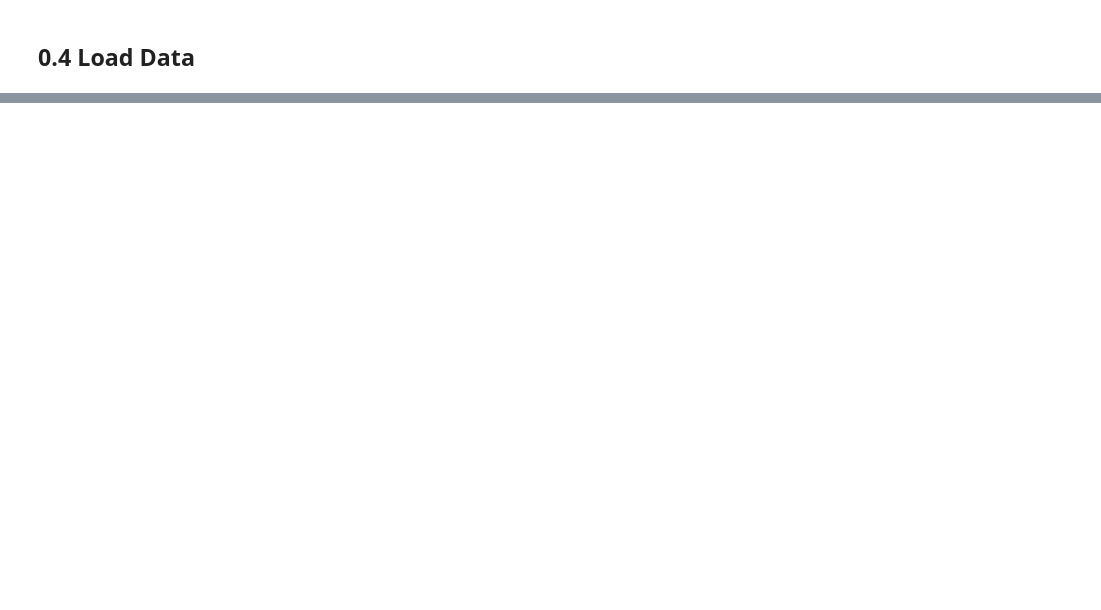
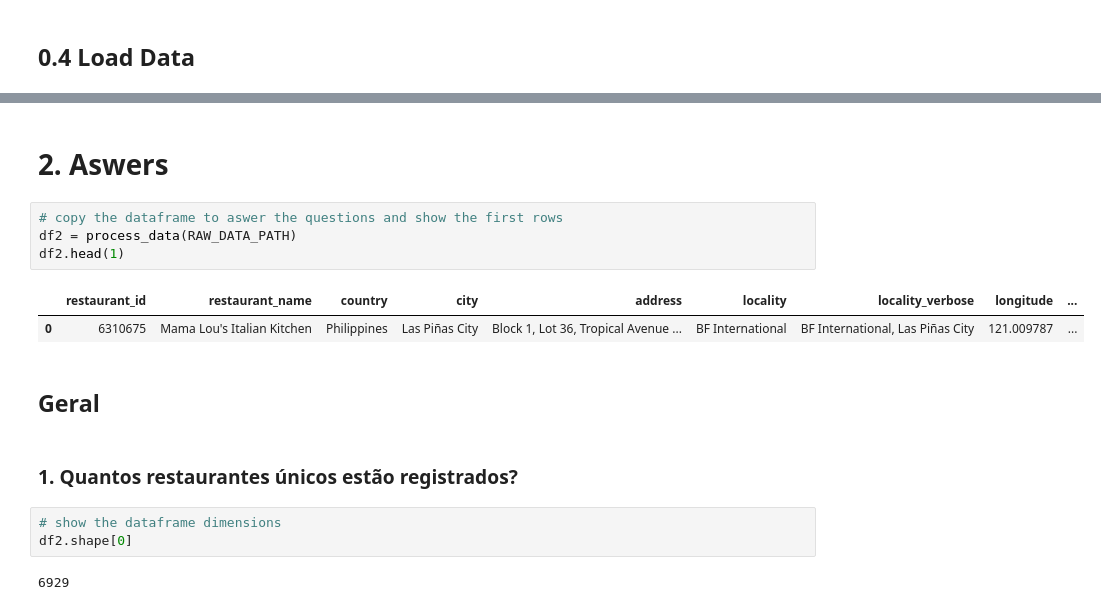
Before and after one commit to BrunnoChampZ/projeto-final-ftc, a Jupyter notebook: notebook/notebook.ipynb, the cells around one changed output, grey strips where cells are left out. Drawn from its saved outputs; the diff is of its cells as text; blank space fills up the shorter version.

```diff
--- a/notebook/notebook.ipynb
+++ b/notebook/notebook.ipynb
@@ -188,0 +370,18 @@ df_raw.head()
+# %% [markdown]
+# 2. Aswers
+# %%
+# copy the dataframe to aswer the questions and show the first rows
+df2 = process_data(RAW_DATA_PATH)
+df2.head(1)
+# %% [output]
+|  | restaurant_id | restaurant_name | country | city | address | locality | locality_verbose | longitude | ... |
+| 0 | 6310675 | Mama Lou's Italian Kitchen | Philippines | Las Piñas City | Block 1, Lot 36, Tropical Avenue ... | BF International | BF International, Las Piñas City | 121.009787 | ... |
+# %% [markdown]
+## Geral
+# %% [markdown]
+### 1. Quantos restaurantes únicos estão registrados?
+# %%
+# show the dataframe dimensions
+df2.shape[0]
+# %% [output]
+6929
```
Also changed, not shown: parts of 23 cells of this notebook, 2 other files.
